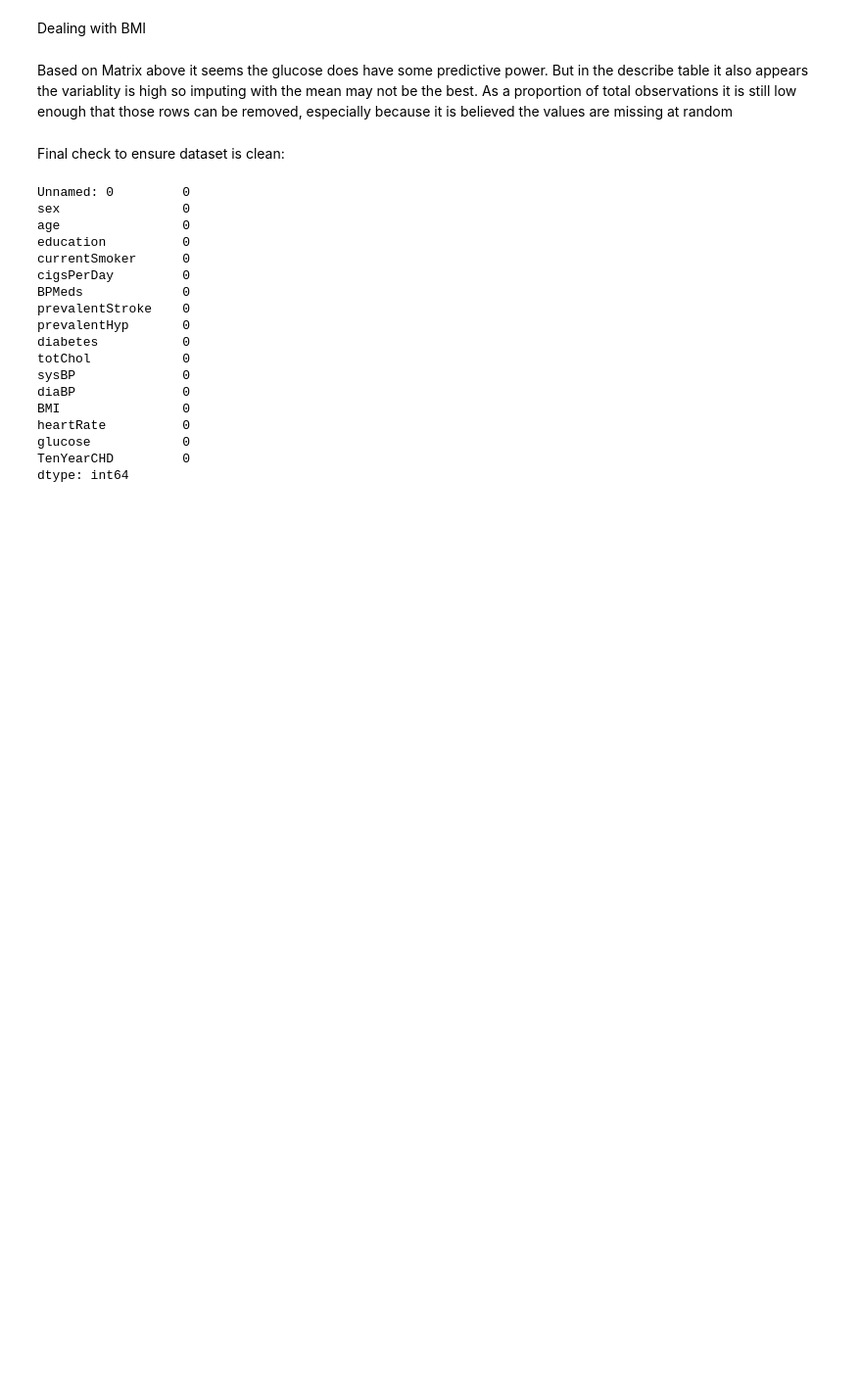
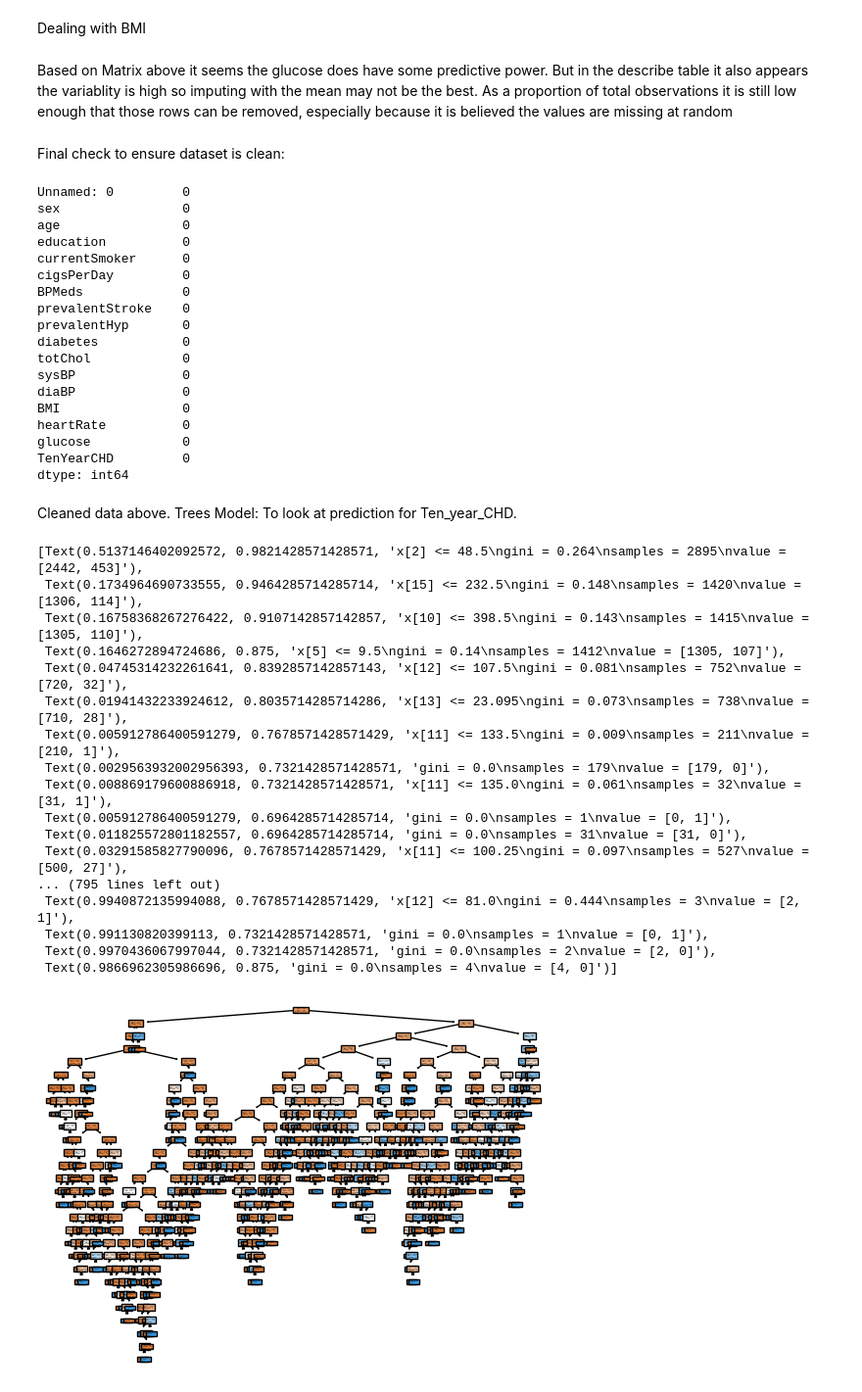
Before and after one commit to Ethan-code-1/project_chd, a Jupyter notebook: our_data_exploration.ipynb, the cells around one changed output. Shown at 98% size. Drawn from its saved outputs; the diff is of its cells as text; code cells hidden in the pictures; blank space fills up the shorter version.

Commit message:
Added a trees model

```diff
--- a/our_data_exploration.ipynb
+++ b/our_data_exploration.ipynb
@@ -190,8 +177,9 @@ df['BMI'].mean()
 df['BMI'].fillna(25.89, inplace = True)
 # %% [markdown]
 Based on Matrix above it seems the glucose does have some predictive power. But in the describe table it also appears the variablity is high so imputing with the mean may not be the best. As a proportion of total observations it is still low enough that those rows can be removed, especially because it is believed the values are missing at random
-# %%
-df.dropna(subset=['glucose'], inplace=True)
+# %%
+(df['BPMeds'].mean())
+df['BPMeds'].fillna(0.03006993006993007, inplace = True)
 # %% [markdown]
 Final check to ensure dataset is clean:
 # %%
@@ -216,3 +204,39 @@ heartRate          0
 glucose            0
 TenYearCHD         0
 dtype: int64
+# %% [markdown]
+Cleaned data above. Trees Model:
+To look at prediction for Ten_year_CHD.
+# %%
+from sklearn.tree import DecisionTreeClassifier # Import the tree classifier
+from sklearn.tree import plot_tree # Import the tree classifier
+
+# Process data:
+y = df['TenYearCHD']
+X = df.drop(['TenYearCHD'], axis=1)
+
+# Fit decision tree:
+cart = DecisionTreeClassifier() # Create a classifier object
+cart = cart.fit(X, y) # Fit the classifier
+
+# Visualize results:
+plot_tree(cart,filled=True)
+# %% [output]
+[Text(0.5137146402092572, 0.9821428571428571, 'x[2] <= 48.5\ngini = 0.264\nsamples = 2895\nvalue = [2442, 453]'),
+ Text(0.1734964690733555, 0.9464285714285714, 'x[15] <= 232.5\ngini = 0.148\nsamples = 1420\nvalue = [1306, 114]'),
+ Text(0.16758368267276422, 0.9107142857142857, 'x[10] <= 398.5\ngini = 0.143\nsamples = 1415\nvalue = [1305, 110]'),
+ Text(0.1646272894724686, 0.875, 'x[5] <= 9.5\ngini = 0.14\nsamples = 1412\nvalue = [1305, 107]'),
+ Text(0.04745314232261641, 0.8392857142857143, 'x[12] <= 107.5\ngini = 0.081\nsamples = 752\nvalue = [720, 32]'),
+ Text(0.01941432233924612, 0.8035714285714286, 'x[13] <= 23.095\ngini = 0.073\nsamples = 738\nvalue = [710, 28]'),
+ Text(0.005912786400591279, 0.7678571428571429, 'x[11] <= 133.5\ngini = 0.009\nsamples = 211\nvalue = [210, 1]'),
+ Text(0.0029563932002956393, 0.7321428571428571, 'gini = 0.0\nsamples = 179\nvalue = [179, 0]'),
+ Text(0.008869179600886918, 0.7321428571428571, 'x[11] <= 135.0\ngini = 0.061\nsamples = 32\nvalue = [31, 1]'),
+ Text(0.005912786400591279, 0.6964285714285714, 'gini = 0.0\nsamples = 1\nvalue = [0, 1]'),
+ Text(0.011825572801182557, 0.6964285714285714, 'gini = 0.0\nsamples = 31\nvalue = [31, 0]'),
+ Text(0.03291585827790096, 0.7678571428571429, 'x[11] <= 100.25\ngini = 0.097\nsamples = 527\nvalue = [500, 27]'),
+... (795 lines left out)
+ Text(0.9940872135994088, 0.7678571428571429, 'x[12] <= 81.0\ngini = 0.444\nsamples = 3\nvalue = [2, 1]'),
+ Text(0.991130820399113, 0.7321428571428571, 'gini = 0.0\nsamples = 1\nvalue = [0, 1]'),
+ Text(0.9970436067997044, 0.7321428571428571, 'gini = 0.0\nsamples = 2\nvalue = [2, 0]'),
+ Text(0.9866962305986696, 0.875, 'gini = 0.0\nsamples = 4\nvalue = [4, 0]')]
+[figure, added]
```
Also changed, not shown: parts of 2 cells of this notebook.
